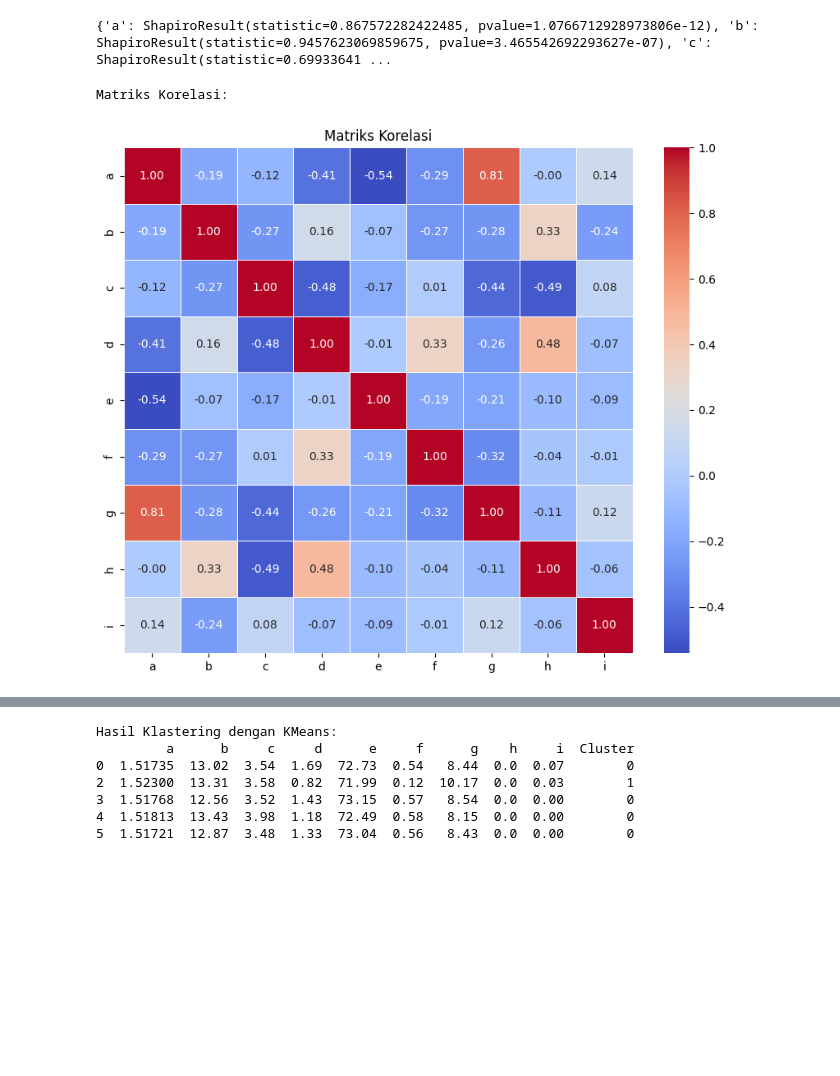
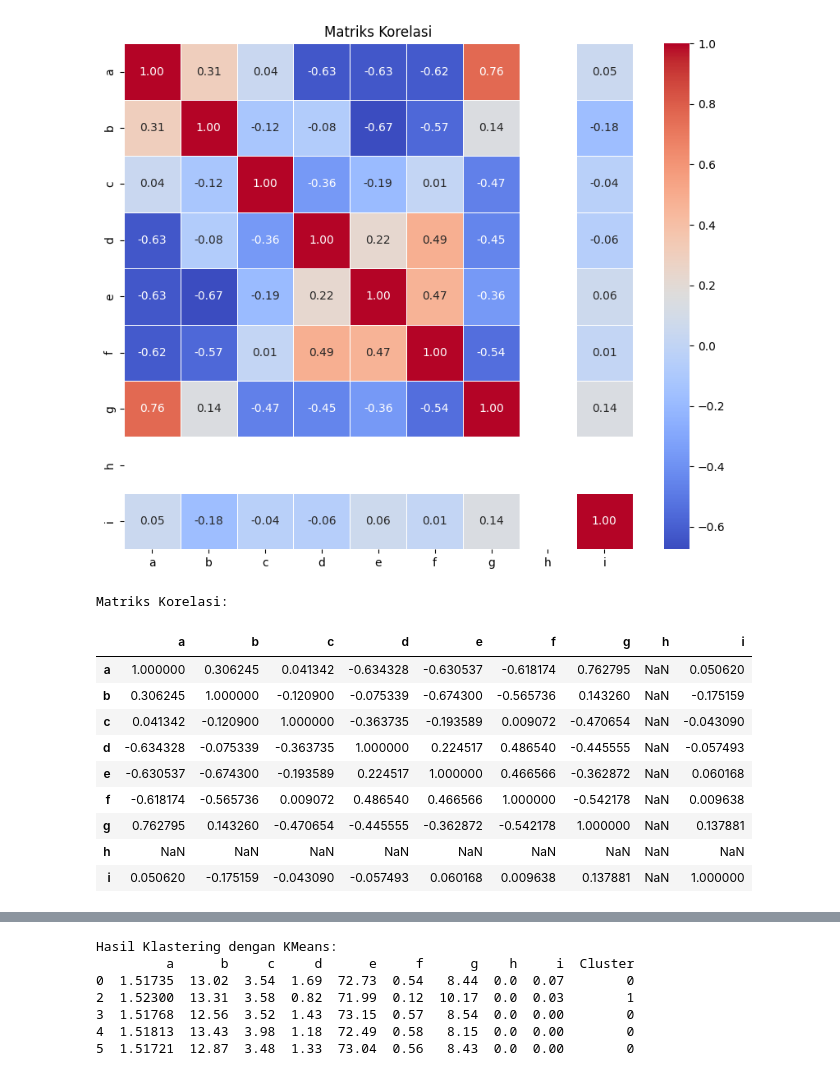
Before and after one commit to rammahayufitra/assessment-solution-april, a Jupyter notebook: solution_of_question_1/main.ipynb, the cells around one changed output, grey strips where cells are left out. Drawn from its saved outputs; the diff is of its cells as text; code cells hidden in the pictures; blank space fills up the shorter version.

```diff
--- a/solution_of_question_1/main.ipynb
+++ b/solution_of_question_1/main.ipynb
@@ -97,27 +97,29 @@ descriptive_stats
-# %%
-from scipy import stats
-
-# Uji normalitas
-normality_tests = {col: stats.shapiro(data[col].dropna()) for col in data.columns}
-print(normality_tests)
-# %% [output]
-{'a': ShapiroResult(statistic=0.867572282422485, pvalue=1.0766712928973806e-12), 'b': ShapiroResult(statistic=0.9457623069859675, pvalue=3.465542692293627e-07), 'c': ShapiroResult(statistic=0.69933641 ...
 # %%
 import pandas as pd
 import seaborn as sns
 import matplotlib.pyplot as plt
 # Menghitung matriks korelasi
-correlation_matrix = data.corr()
-
-# Menampilkan matriks korelasi
-print("Matriks Korelasi:")
-correlation_matrix
+correlation_matrix = data_cleaned.corr()
 
 # Membuat heatmap
 plt.figure(figsize=(10, 8))
 sns.heatmap(correlation_matrix, annot=True, cmap='coolwarm', fmt='.2f', linewidths=0.5)
 plt.title('Matriks Korelasi')
 plt.show()
+
+# Menampilkan matriks korelasi
+print("Matriks Korelasi:")
+correlation_matrix
 # %% [output]
+[figure, new version]
 Matriks Korelasi:
-[figure, old version]
+|  | a | b | c | d | e | f | g | h | i |
+| a | 1.000000 | 0.306245 | 0.041342 | -0.634328 | -0.630537 | -0.618174 | 0.762795 | NaN | 0.050620 |
+| b | 0.306245 | 1.000000 | -0.120900 | -0.075339 | -0.674300 | -0.565736 | 0.143260 | NaN | -0.175159 |
+| c | 0.041342 | -0.120900 | 1.000000 | -0.363735 | -0.193589 | 0.009072 | -0.470654 | NaN | -0.043090 |
+| d | -0.634328 | -0.075339 | -0.363735 | 1.000000 | 0.224517 | 0.486540 | -0.445555 | NaN | -0.057493 |
+| e | -0.630537 | -0.674300 | -0.193589 | 0.224517 | 1.000000 | 0.466566 | -0.362872 | NaN | 0.060168 |
+| f | -0.618174 | -0.565736 | 0.009072 | 0.486540 | 0.466566 | 1.000000 | -0.542178 | NaN | 0.009638 |
+| g | 0.762795 | 0.143260 | -0.470654 | -0.445555 | -0.362872 | -0.542178 | 1.000000 | NaN | 0.137881 |
+| h | NaN | NaN | NaN | NaN | NaN | NaN | NaN | NaN | NaN |
+| i | 0.050620 | -0.175159 | -0.043090 | -0.057493 | 0.060168 | 0.009638 | 0.137881 | NaN | 1.000000 |
```
Also changed, not shown: parts of 6 cells of this notebook.
